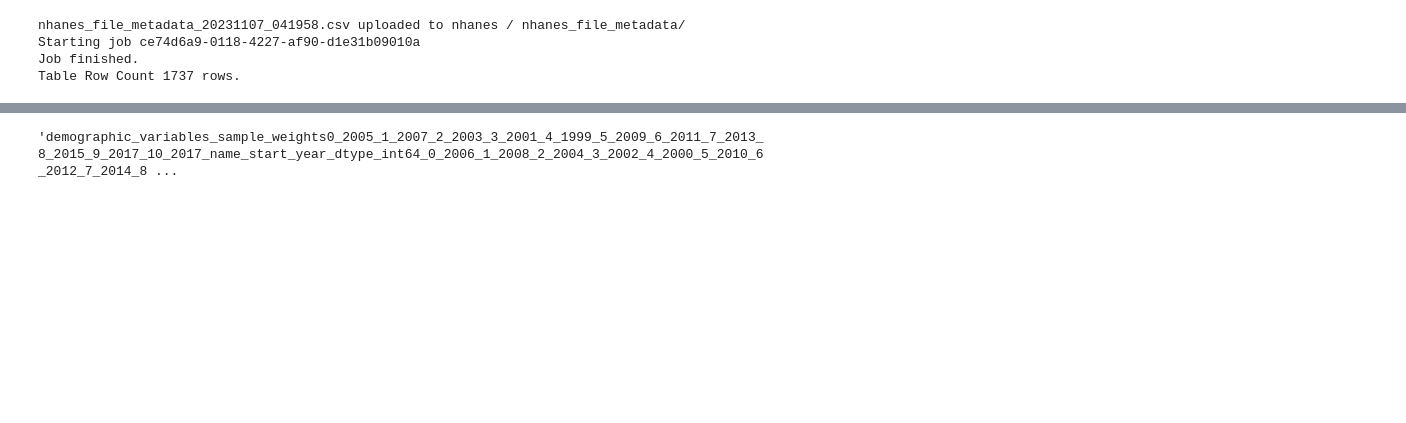
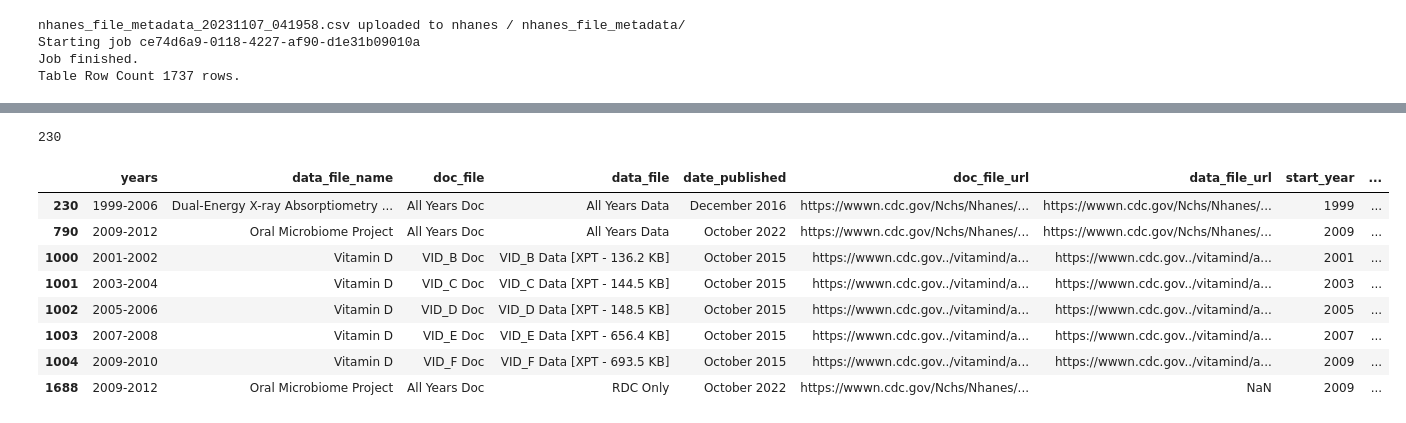
Before and after one commit to In-Vivo-Group/NHANES-GCP, a Jupyter notebook: Scrape-Testing.ipynb, the cells around one changed output, grey strips where cells are left out. Drawn from its saved outputs; the diff is of its cells as text; code cells hidden in the pictures; blank space fills up the shorter version.

```diff
--- a/Scrape-Testing.ipynb
+++ b/Scrape-Testing.ipynb
@@ -98,4 +120,16 @@ dietary_interview_individual_foods_first_day_2011_2012_documentation.html upload
+# %%
+index
+# %% [output]
+230
 # %%
-file_name
+# final_df[index:][final_df['doc_file_url'].str.contains('.aspx')]
 # %% [output]
-'demographic_variables_sample_weights0_2005_1_2007_2_2003_3_2001_4_1999_5_2009_6_2011_7_2013_8_2015_9_2017_10_2017_name_start_year_dtype_int64_0_2006_1_2008_2_2004_3_2002_4_2000_5_2010_6_2012_7_2014_8 ...
+|  | years | data_file_name | doc_file | data_file | date_published | doc_file_url | data_file_url | start_year | ... |
+| 230 | 1999-2006 | Dual-Energy X-ray Absorptiometry ... | All Years Doc | All Years Data | December 2016 | https://wwwn.cdc.gov/Nchs/Nhanes/... | https://wwwn.cdc.gov/Nchs/Nhanes/... | 1999 | ... |
+| 790 | 2009-2012 | Oral Microbiome Project | All Years Doc | All Years Data | October 2022 | https://wwwn.cdc.gov/Nchs/Nhanes/... | https://wwwn.cdc.gov/Nchs/Nhanes/... | 2009 | ... |
+| 1000 | 2001-2002 | Vitamin D | VID_B Doc | VID_B Data [XPT - 136.2 KB] | October 2015 | https://wwwn.cdc.gov../vitamind/a... | https://wwwn.cdc.gov../vitamind/a... | 2001 | ... |
+| 1001 | 2003-2004 | Vitamin D | VID_C Doc | VID_C Data [XPT - 144.5 KB] | October 2015 | https://wwwn.cdc.gov../vitamind/a... | https://wwwn.cdc.gov../vitamind/a... | 2003 | ... |
+| 1002 | 2005-2006 | Vitamin D | VID_D Doc | VID_D Data [XPT - 148.5 KB] | October 2015 | https://wwwn.cdc.gov../vitamind/a... | https://wwwn.cdc.gov../vitamind/a... | 2005 | ... |
+| 1003 | 2007-2008 | Vitamin D | VID_E Doc | VID_E Data [XPT - 656.4 KB] | October 2015 | https://wwwn.cdc.gov../vitamind/a... | https://wwwn.cdc.gov../vitamind/a... | 2007 | ... |
+| 1004 | 2009-2010 | Vitamin D | VID_F Doc | VID_F Data [XPT - 693.5 KB] | October 2015 | https://wwwn.cdc.gov../vitamind/a... | https://wwwn.cdc.gov../vitamind/a... | 2009 | ... |
+| 1688 | 2009-2012 | Oral Microbiome Project | All Years Doc | RDC Only | October 2022 | https://wwwn.cdc.gov/Nchs/Nhanes/... | NaN | 2009 | ... |
```
Also changed, not shown: parts of 2 cells of this notebook.
